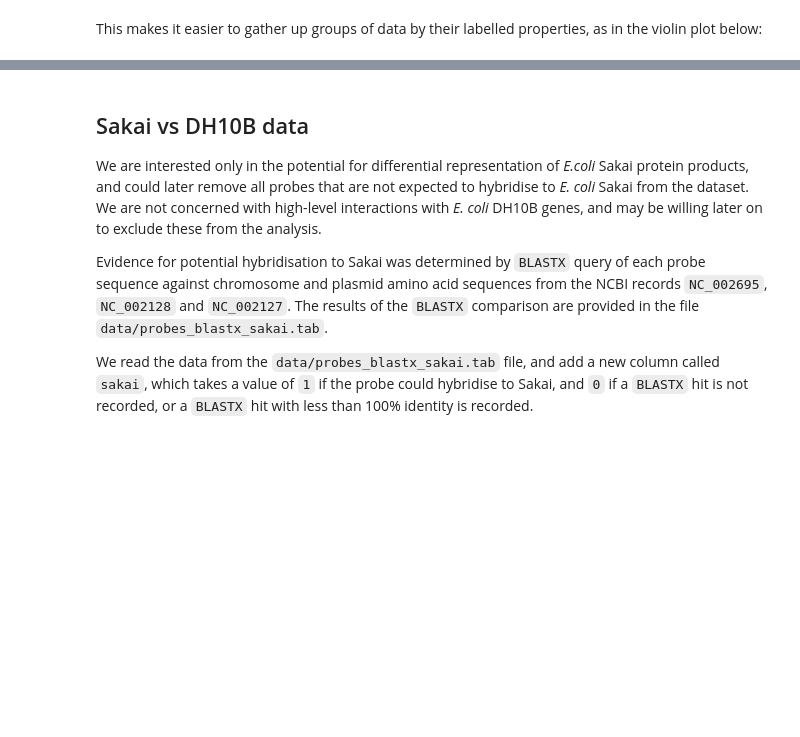
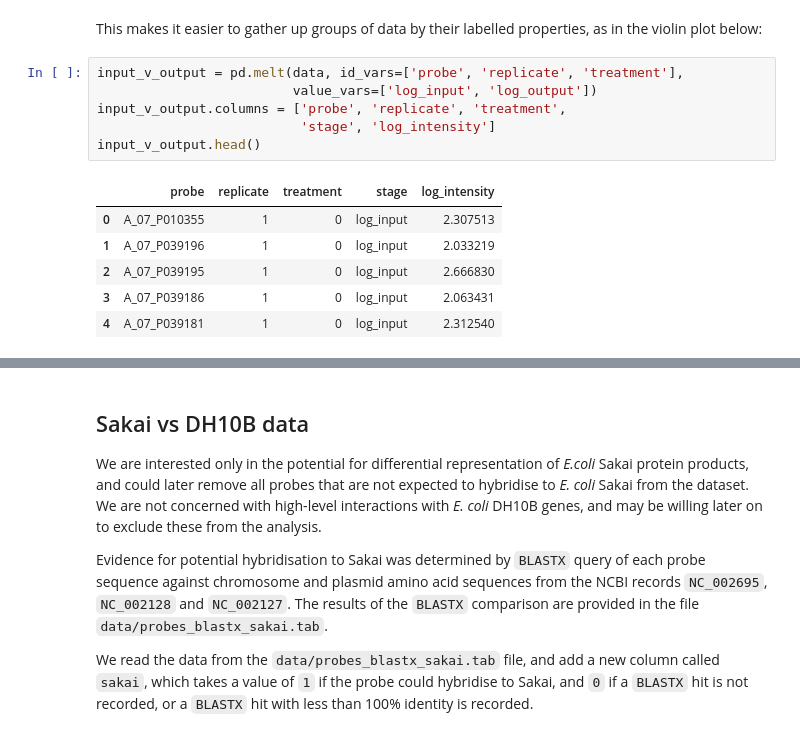
Before and after one commit to widdowquinn/SI_Holmes_etal_2017, a Jupyter notebook: 01-data_cleaning_qa.ipynb, the cells around one changed output, grey strips where cells are left out. Cells and saved outputs as stored; diff of their text form; blank space fills up the shorter version.

```diff
--- a/01-data_cleaning_qa.ipynb
+++ b/01-data_cleaning_qa.ipynb
@@ -199,3 +256,16 @@ data['log_intensity'] = log(data['intensity'])
 # %% [markdown]
 This makes it easier to gather up groups of data by their labelled properties, as in the violin plot below:
+# %%
+input_v_output = pd.melt(data, id_vars=['probe', 'replicate', 'treatment'],
+                         value_vars=['log_input', 'log_output'])
+input_v_output.columns = ['probe', 'replicate', 'treatment',
+                          'stage', 'log_intensity']
+input_v_output.head()
+# %% [output]
+|  | probe | replicate | treatment | stage | log_intensity |
+| 0 | A_07_P010355 | 1 | 0 | log_input | 2.307513 |
+| 1 | A_07_P039196 | 1 | 0 | log_input | 2.033219 |
+| 2 | A_07_P039195 | 1 | 0 | log_input | 2.666830 |
+| 3 | A_07_P039186 | 1 | 0 | log_input | 2.063431 |
+| 4 | A_07_P039181 | 1 | 0 | log_input | 2.312540 |
 # %%
```
Also changed, not shown: parts of 17 cells of this notebook.
